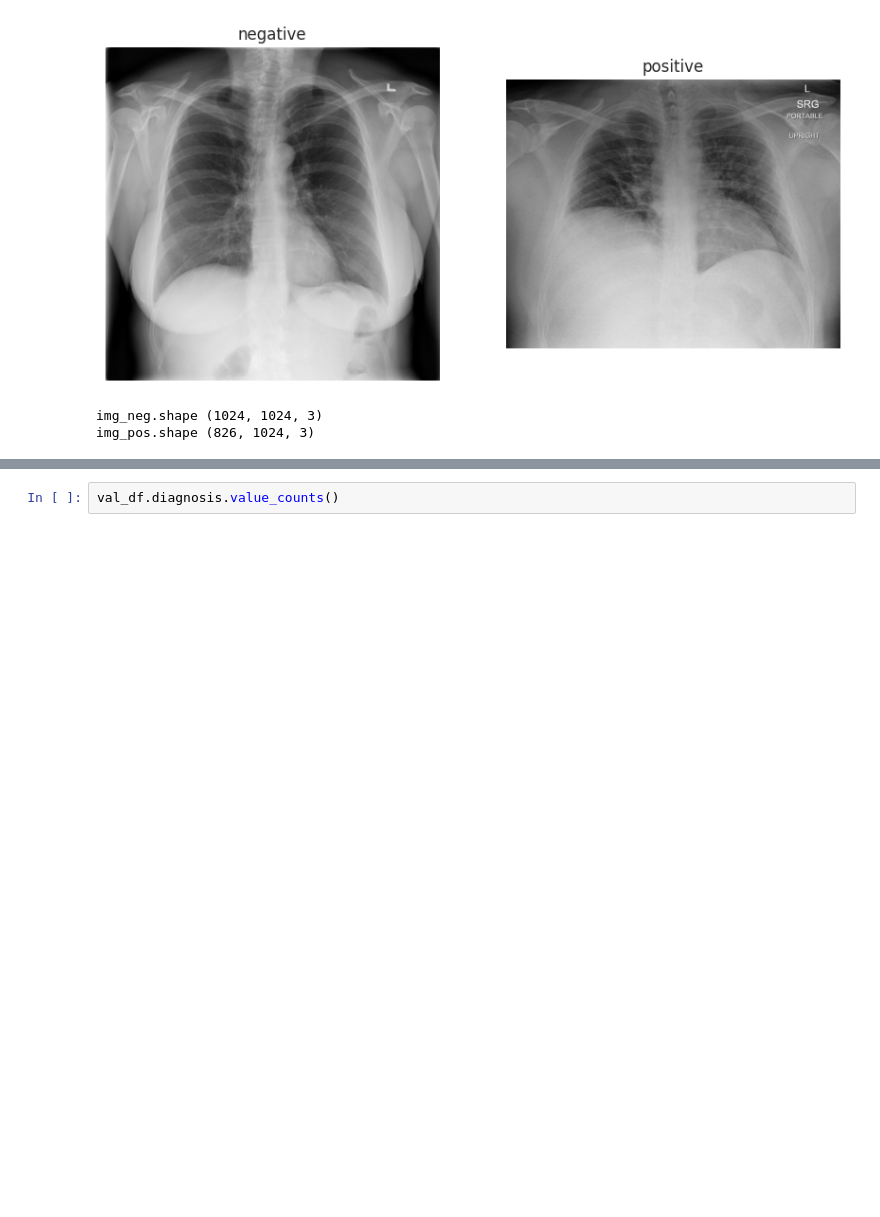
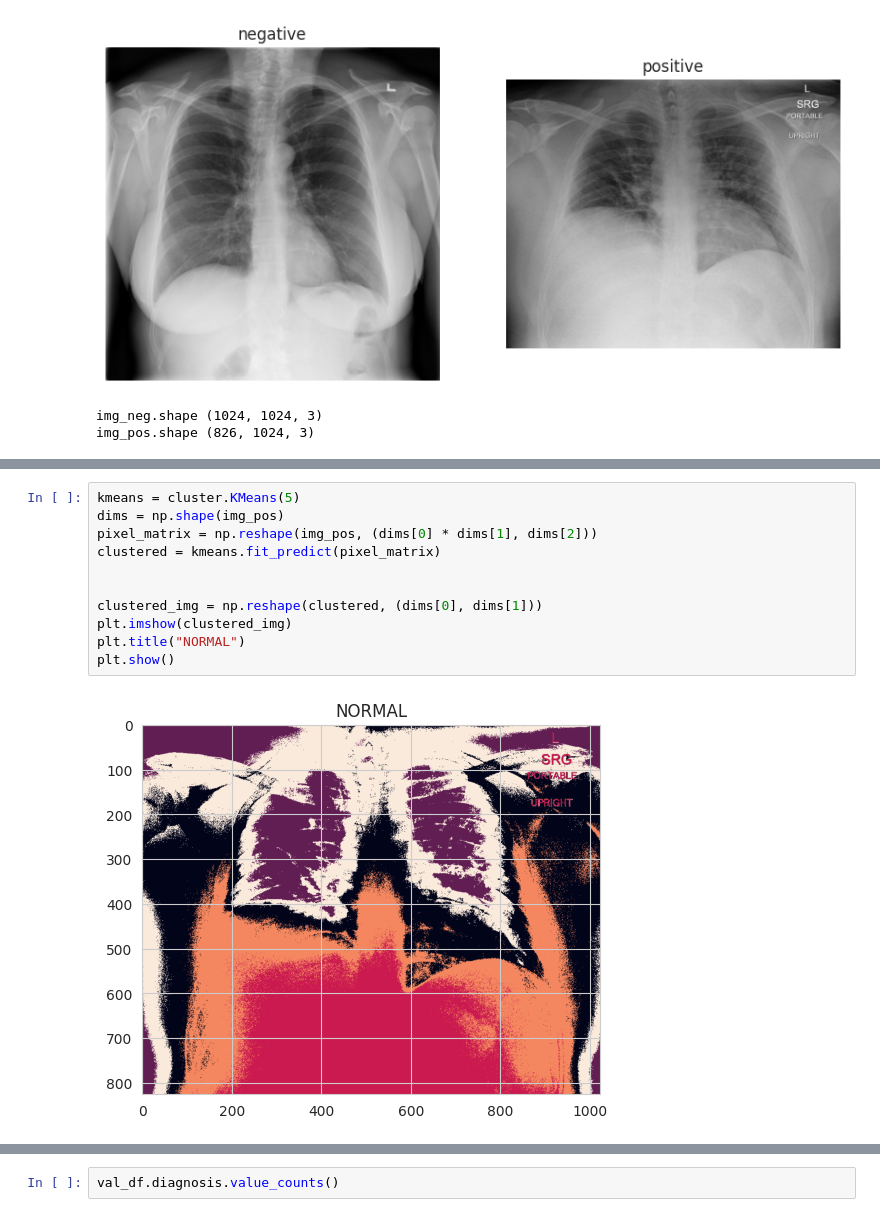
Before and after one commit to ilyarekun/bc_project, a Jupyter notebook: scripts/main.ipynb, the cells around one changed output, grey strips where cells are left out. Saved outputs shown, nothing was run; the diff lists cells and outputs as text; blank space fills up the shorter version.

```diff
--- a/scripts/main.ipynb
+++ b/scripts/main.ipynb
@@ -199,0 +201,13 @@ Error:
+# %%
+kmeans = cluster.KMeans(5)
+dims = np.shape(img_pos)
+pixel_matrix = np.reshape(img_pos, (dims[0] * dims[1], dims[2]))
+clustered = kmeans.fit_predict(pixel_matrix)
+
+
+clustered_img = np.reshape(clustered, (dims[0], dims[1]))
+plt.imshow(clustered_img)
+plt.title("NORMAL")
+plt.show()
+# %% [output]
+[figure, added]
```
Also changed, not shown: parts of 9 cells of this notebook.
